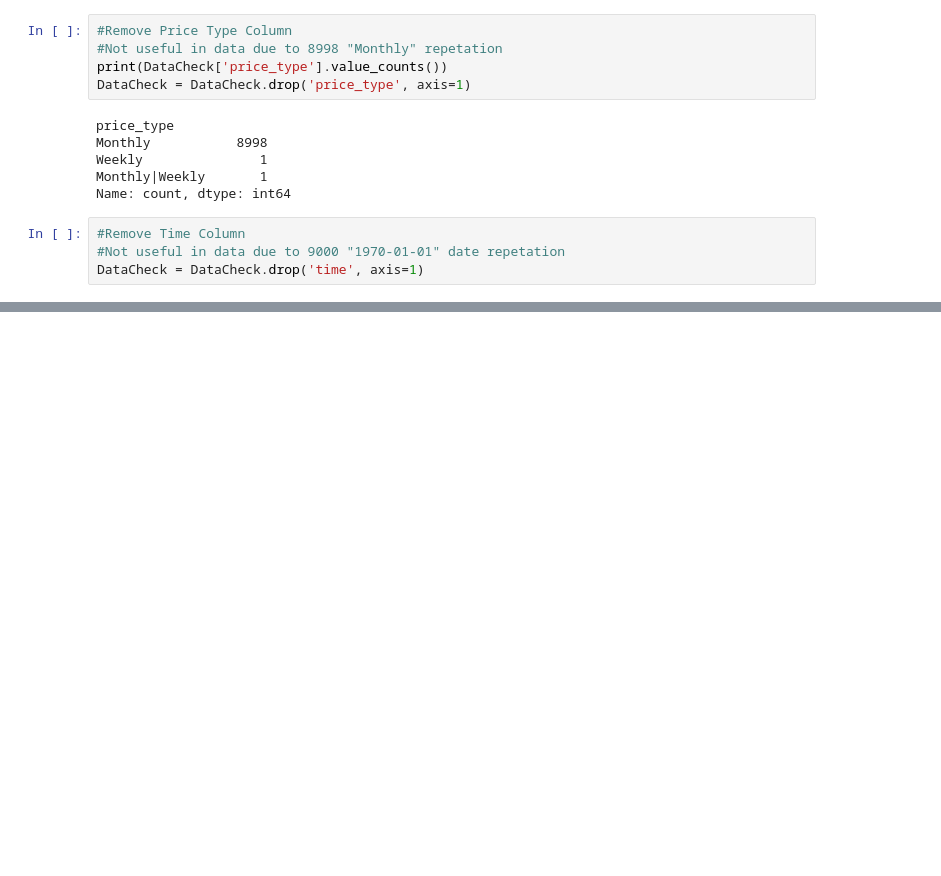
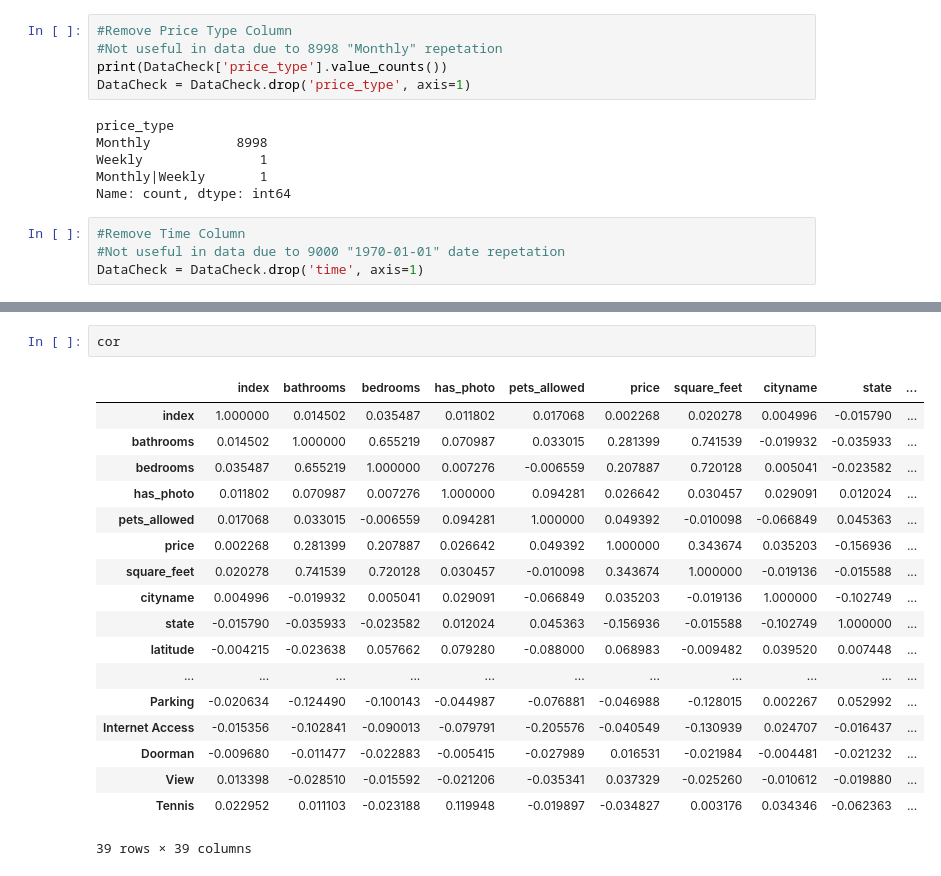
Before and after one commit to MoazZekry/ApartmentRentPrediction, a Jupyter notebook: ApartmentRentPredictionPr.ipynb, the cells around one changed output, grey strips where cells are left out. Cells and saved outputs as stored; diff of their text form; blank space fills up the shorter version.

```diff
--- a/ApartmentRentPredictionPr.ipynb
+++ b/ApartmentRentPredictionPr.ipynb
@@ -256,0 +462,21 @@ memory usage: 802.9+ KB
+# %%
+cor
+# %% [output]
+|  | index | bathrooms | bedrooms | has_photo | pets_allowed | price | square_feet | cityname | state | ... |
+| index | 1.000000 | 0.014502 | 0.035487 | 0.011802 | 0.017068 | 0.002268 | 0.020278 | 0.004996 | -0.015790 | ... |
+| bathrooms | 0.014502 | 1.000000 | 0.655219 | 0.070987 | 0.033015 | 0.281399 | 0.741539 | -0.019932 | -0.035933 | ... |
+| bedrooms | 0.035487 | 0.655219 | 1.000000 | 0.007276 | -0.006559 | 0.207887 | 0.720128 | 0.005041 | -0.023582 | ... |
+| has_photo | 0.011802 | 0.070987 | 0.007276 | 1.000000 | 0.094281 | 0.026642 | 0.030457 | 0.029091 | 0.012024 | ... |
+| pets_allowed | 0.017068 | 0.033015 | -0.006559 | 0.094281 | 1.000000 | 0.049392 | -0.010098 | -0.066849 | 0.045363 | ... |
+| price | 0.002268 | 0.281399 | 0.207887 | 0.026642 | 0.049392 | 1.000000 | 0.343674 | 0.035203 | -0.156936 | ... |
+| square_feet | 0.020278 | 0.741539 | 0.720128 | 0.030457 | -0.010098 | 0.343674 | 1.000000 | -0.019136 | -0.015588 | ... |
+| cityname | 0.004996 | -0.019932 | 0.005041 | 0.029091 | -0.066849 | 0.035203 | -0.019136 | 1.000000 | -0.102749 | ... |
+| state | -0.015790 | -0.035933 | -0.023582 | 0.012024 | 0.045363 | -0.156936 | -0.015588 | -0.102749 | 1.000000 | ... |
+| latitude | -0.004215 | -0.023638 | 0.057662 | 0.079280 | -0.088000 | 0.068983 | -0.009482 | 0.039520 | 0.007448 | ... |
+| ... | ... | ... | ... | ... | ... | ... | ... | ... | ... | ... |
+| Parking | -0.020634 | -0.124490 | -0.100143 | -0.044987 | -0.076881 | -0.046988 | -0.128015 | 0.002267 | 0.052992 | ... |
+| Internet Access | -0.015356 | -0.102841 | -0.090013 | -0.079791 | -0.205576 | -0.040549 | -0.130939 | 0.024707 | -0.016437 | ... |
+| Doorman | -0.009680 | -0.011477 | -0.022883 | -0.005415 | -0.027989 | 0.016531 | -0.021984 | -0.004481 | -0.021232 | ... |
+| View | 0.013398 | -0.028510 | -0.015592 | -0.021206 | -0.035341 | 0.037329 | -0.025260 | -0.010612 | -0.019880 | ... |
+| Tennis | 0.022952 | 0.011103 | -0.023188 | 0.119948 | -0.019897 | -0.034827 | 0.003176 | 0.034346 | -0.062363 | ... |
+39 rows × 39 columns
```
Also changed, not shown: parts of 34 cells of this notebook.
